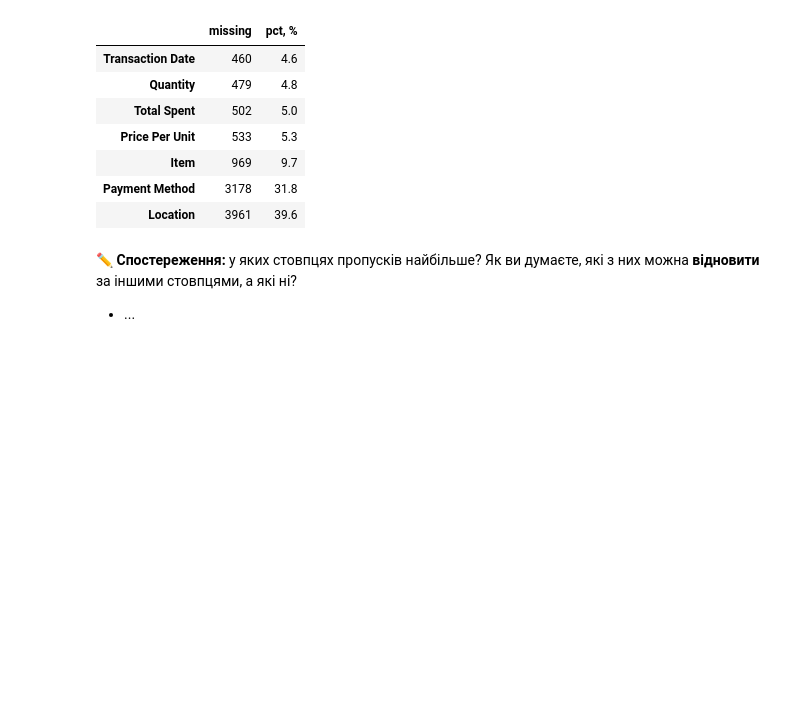
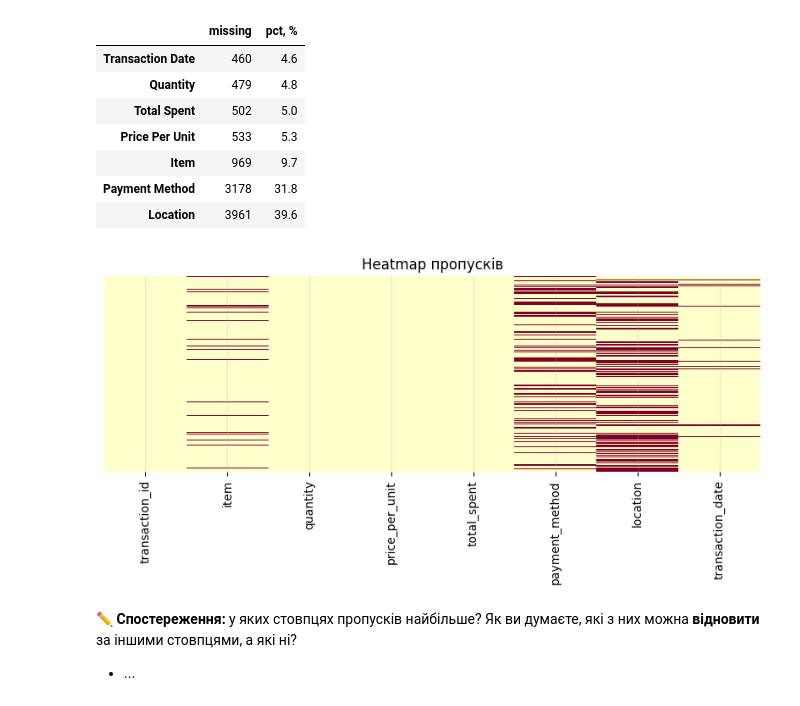
Before and after one commit to HannaSkrypnyk/Training_project_cafe_sales, a Jupyter notebook: Hanna_Pandas_lesson_34_03_11_26_training_project_cafe_sales.ipynb, the cells around one changed output. Cells and saved outputs as stored; diff of their text form; code cells hidden in the pictures; blank space fills up the shorter version.

```diff
--- a/Hanna_Pandas_lesson_34_03_11_26_training_project_cafe_sales.ipynb
+++ b/Hanna_Pandas_lesson_34_03_11_26_training_project_cafe_sales.ipynb
@@ -300,6 +300,21 @@ display(missing_report)
 | Item | 969 | 9.7 |
 | Payment Method | 3178 | 31.8 |
 | Location | 3961 | 39.6 |
+# %%
+import seaborn as sns
+#Графік 1: Heatmap пропусків
+plt.figure(figsize=(10, 3))
+
+sns.heatmap(
+    df.isna(),      #True/False матриця
+    cbar=False,     #без шкали кольорів
+    cmap='YlOrRd',      #жовтий - є значення, червоний - NaN
+    yticklabels=False,      #гн показуємо номери рядків
+)
+plt.title('Heatmap пропусків')
+plt.show()
+# %% [output]
+[figure, added]
 # %% [markdown]
 ✏️ **Спостереження:** у яких стовпцях пропусків найбільше? Як ви думаєте, які з них можна **відновити** за іншими стовпцями, а які ні?
 
```
Also changed, not shown: parts of 9 cells of this notebook.
